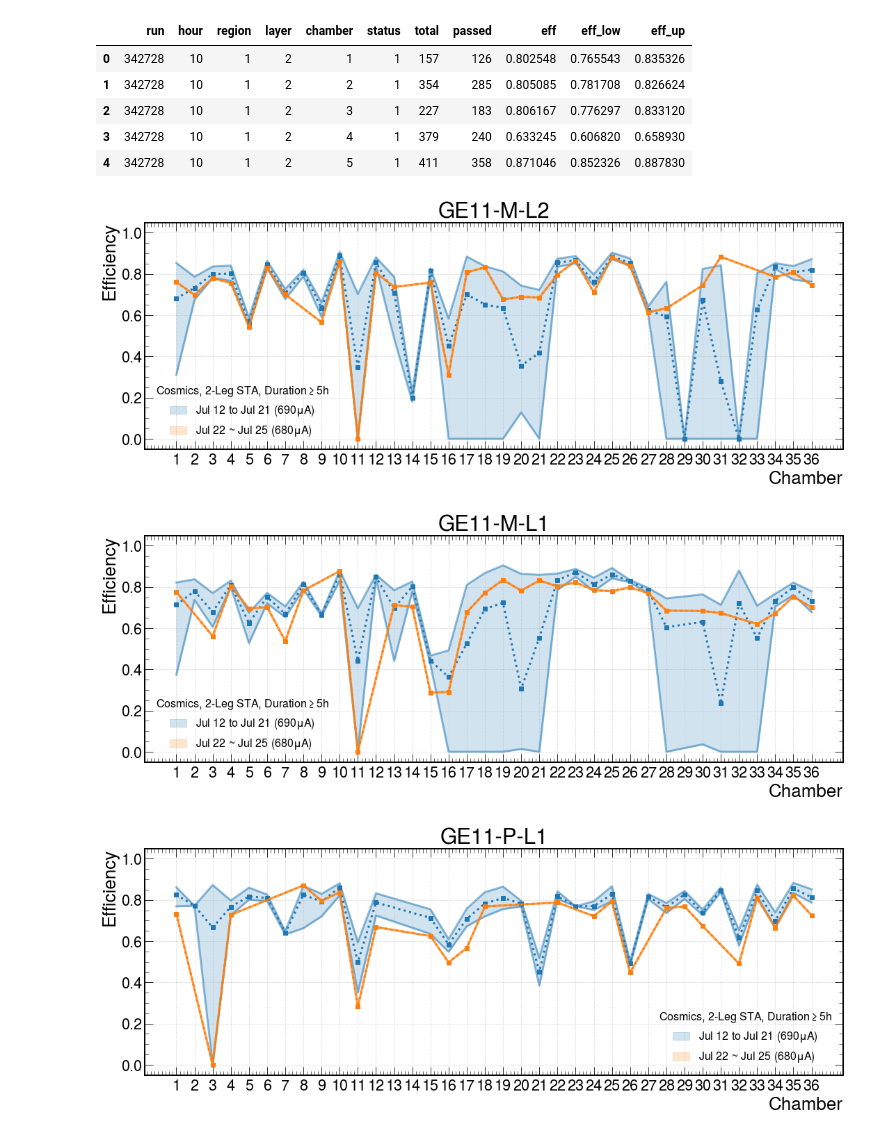
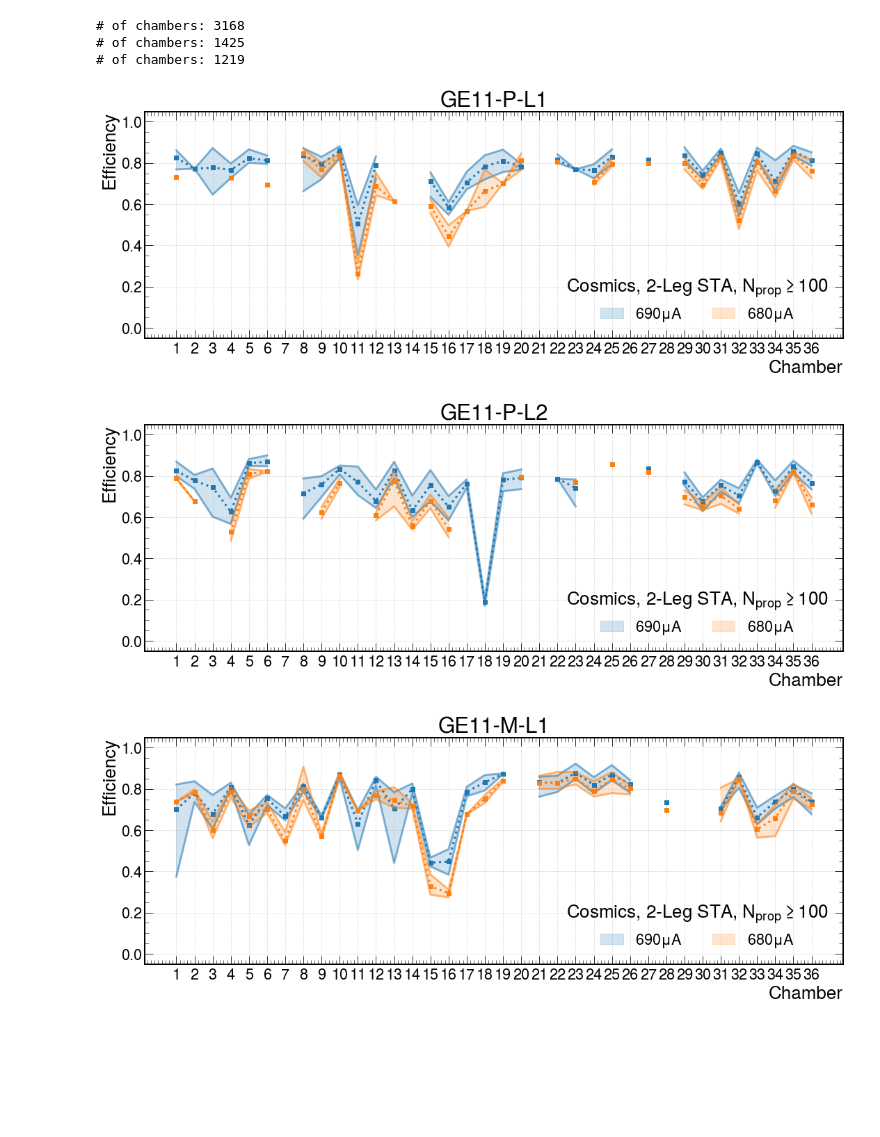
Before and after one commit to seungjin-yang/GEM-OfflineDQM-HVScan, a Jupyter notebook: plotting.ipynb, the cells around one changed output. Drawn from its saved outputs; the diff is of its cells as text; code cells hidden in the pictures; blank space fills up the shorter version.

```diff
--- a/plotting.ipynb
+++ b/plotting.ipynb
@@ -93,40 +35,58 @@ df = df[df.hour >= min_duration]
-# %%
-df.head()
-# %% [output]
-|  | run | hour | region | layer | chamber | status | total | passed | eff | eff_low | eff_up |
-| 0 | 342728 | 10 | 1 | 2 | 1 | 1 | 157 | 126 | 0.802548 | 0.765543 | 0.835326 |
-| 1 | 342728 | 10 | 1 | 2 | 2 | 1 | 354 | 285 | 0.805085 | 0.781708 | 0.826624 |
-| 2 | 342728 | 10 | 1 | 2 | 3 | 1 | 227 | 183 | 0.806167 | 0.776297 | 0.833120 |
-| 3 | 342728 | 10 | 1 | 2 | 4 | 1 | 379 | 240 | 0.633245 | 0.606820 | 0.658930 |
-| 4 | 342728 | 10 | 1 | 2 | 5 | 1 | 411 | 358 | 0.871046 | 0.852326 | 0.887830 |
+# %%
+data_path = Path("./data/Cosmics.csv")
+df = pd.read_csv(data_path)
+print(f"# of chambers: {len(df)}")
+
+# Remove bad chambers
+is_good = (df.online_report == 1) & df.has_dc & df.is_good
+df = df[is_good]
+print(f"# of chambers: {len(df)}")
+
+
+# Apply more cuts
+min_propagations = 100
+df = df[df.total >= min_propagations]
+print(f"# of chambers: {len(df)}")
+# %% [output]
+# of chambers: 3168
+# of chambers: 1425
+# of chambers: 1219
+# %%
+hv_color_list = [
+    (690, "tab:blue"),
+    (680, "tab:orange"),
+]
+
+plot_dir = Path("./plots")
 # %%
-for region, layer in REGION_LAYER_LIST:
-    fig, ax = plt.subplots(figsize=(18, 6), nrows=1)
+for region in [1, -1]:
+    for layer in [1, 2]:
+        fig, ax = plt.subplots(figsize=(18, 6), nrows=1)
 
-    data = df[(df.region == region) & (df.layer == layer)]
+        data = df[(df.region == region) & (df.layer == layer)]
 
-    plot_fill_between(data[data.run < RUN_HV680_START], label="Jul 12 to Jul 21 (690$\mu$A)", color='tab:blue', ax=ax)
-    plot_fill_between(data[data.run >= RUN_HV680_START], label="Jul 22 ~ Jul 25 (680$\mu$A)", color='tab:orange', ax=ax)
+        for hv, color in hv_color_list:
+            plot_fill_between(data[data.hv == hv], label=f"{hv}$\mu$A", color=color, ax=ax)
 
-    _ = ax.set_xticks(range(1, NUM_CHAMBERS + 1))
+        _ = ax.set_xticks(range(1, NUM_CHAMBERS + 1))
 
-    ax.set_xlabel("Chamber")
-    ax.set_ylabel("Efficiency")
+        title = f"GE11-{'P' if region > 0 else 'M'}-L{layer}"
+        ax.set_title(title)
 
-    title = make_title(region, layer)
-    ax.set_title(title)
+        ax.set_xlabel("Chamber")
+        ax.set_ylabel("Efficiency")
 
-    legend_title = f"{data_path.stem}, 2-Leg STA, Duration$\geq${min_duration}h"
-    ax.legend(title=legend_title, title_fontsize=16, fontsize=16)
+        legend_title = f"{data_path.stem}, 2-Leg STA, $N_{{prop}} \geq ${min_propagations}"
+        ax.legend(title=legend_title, ncol=2, loc='lower right')
 
-    ax.grid()
-    ax.set_ylim(-0.05, 1.05)
+        ax.grid()
+        ax.set_ylim(-0.05, 1.05)
 
-    plot_name = f"{data_path.stem}_{title}_duration-{min_duration}"
-    plot_path = plot_dir.joinpath(plot_name).with_suffix(".png")
+        plot_name = f"{data_path.stem}_{title}_NumPropCut-{min_propagations}"
+        plot_path = plot_dir.joinpath(plot_name).with_suffix(".png")
 
-    fig.savefig(plot_path, bbox_inches="tight")
+        fig.savefig(plot_path, bbox_inches="tight")
 # %% [output]
-[figure, old version]
+[figure, new version]
-[figure, old version]
+[figure, new version]
-[figure, old version]
+[figure, new version]
```
Also changed, not shown: parts of 13 cells of this notebook, 5 other files.
